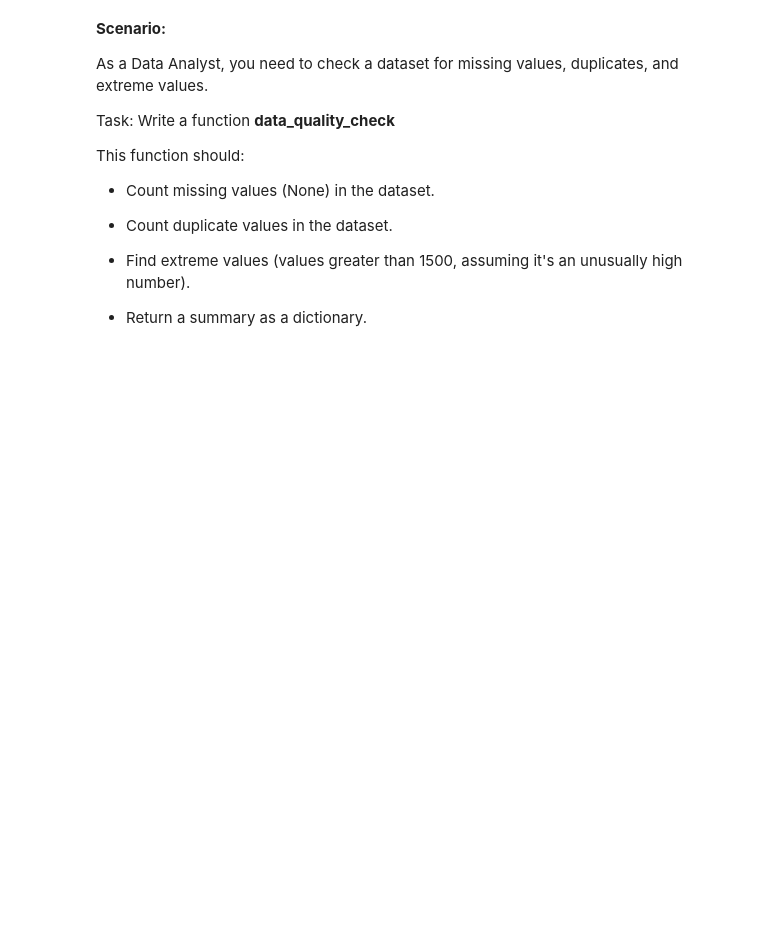
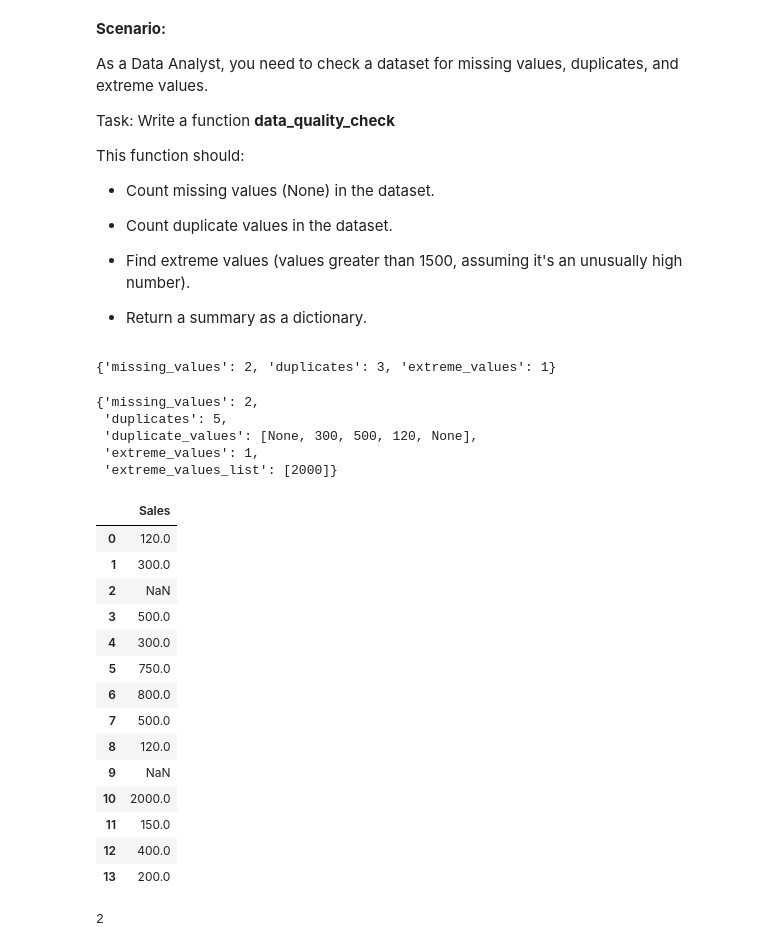
Before and after one commit to 2023Datascienc/DAPLearning2025, a Jupyter notebook: Demos/Python/DAP_Demo2.ipynb, the cells around one changed output. Saved outputs shown, nothing was run; the diff lists cells and outputs as text; code cells hidden in the pictures; blank space fills up the shorter version.

```diff
--- a/Demos/Python/DAP_Demo2.ipynb
+++ b/Demos/Python/DAP_Demo2.ipynb
@@ -222,0 +248,4 @@ sales_data = [120, 300, None, 500, 300, 750, 800, 500, 120, None, 2000, 150, 400
+# %%
+data_quality_check(sales_data)
+# %% [output]
+{'missing_values': 2, 'duplicates': 3, 'extreme_values': 1}
@@ -222,0 +281,33 @@ sales_data = [120, 300, None, 500, 300, 750, 800, 500, 120, None, 2000, 150, 400
+# %%
+data_quality_check(sales_data)
+# %% [output]
+{'missing_values': 2,
+ 'duplicates': 5,
+ 'duplicate_values': [None, 300, 500, 120, None],
+ 'extreme_values': 1,
+ 'extreme_values_list': [2000]}
+# %%
+import pandas as pd
+
+df = pd.DataFrame(sales_data, columns=['Sales'])
+df
+# %% [output]
+|  | Sales |
+| 0 | 120.0 |
+| 1 | 300.0 |
+| 2 | NaN |
+| 3 | 500.0 |
+| 4 | 300.0 |
+| 5 | 750.0 |
+| 6 | 800.0 |
+| 7 | 500.0 |
+| 8 | 120.0 |
+| 9 | NaN |
+| 10 | 2000.0 |
+| 11 | 150.0 |
+| 12 | 400.0 |
+| 13 | 200.0 |
+# %%
+df['Sales'].isna().sum()
+# %% [output]
+2
```
Also changed, not shown: parts of 6 cells of this notebook.
